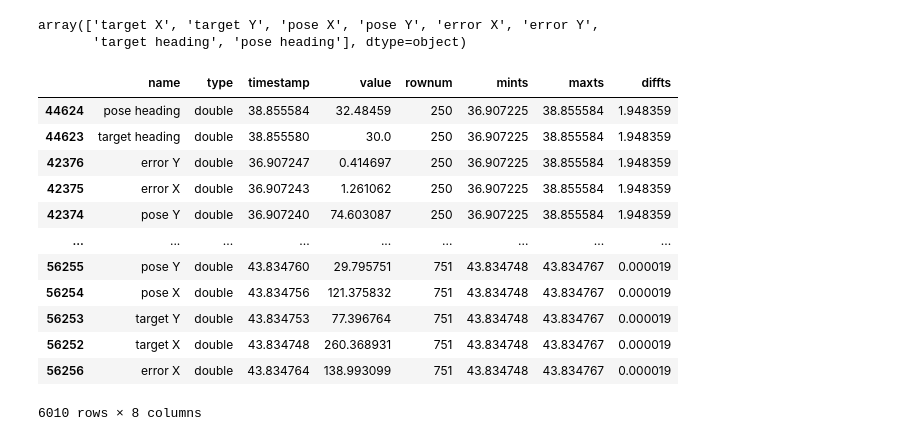
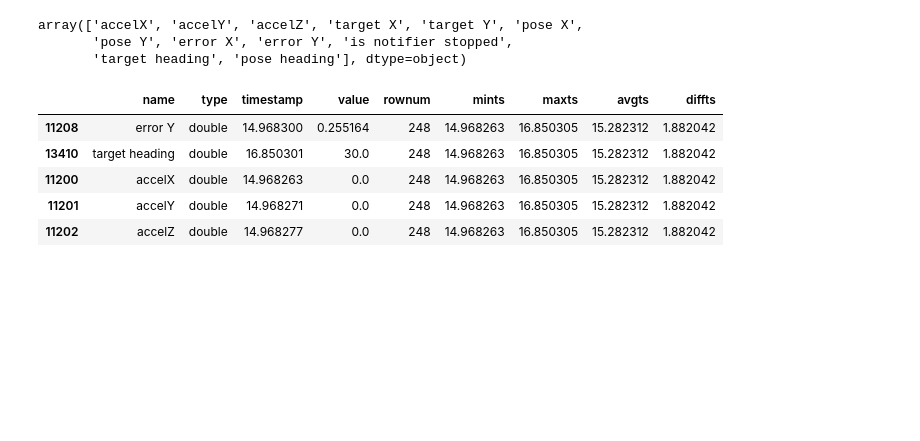
Before and after one commit to TheTriSonics/RobotLogToolkit, a Jupyter notebook: FRC Data Logging.ipynb, the cells around one changed output. Cells and saved outputs as stored; diff of their text form; code cells hidden in the pictures; blank space fills up the shorter version.

```diff
--- a/FRC Data Logging.ipynb
+++ b/FRC Data Logging.ipynb
@@ -3,50 +3,50 @@ import datalog  as dl
 import pandas as pd
 import numpy as np
 
+def read_wpilog(filename):
+    data = dl.wpilog_to_json(filename)
+    df = pd.DataFrame(data)
+    return df
 
-data = dl.wpilog_to_json('FRC_20220328_233226.wpilog')
-df = pd.DataFrame(data)
+# df = read_wpilog('newdump/FRC_20220330_210122.wpilog')
+df = read_wpilog('autons/FRC_20220331_001608.wpilog')
+# df = read_wpilog('newdump/FRC_20220330_213451.wpilog')
 # Remove the standard data fields, only keeping our custom data.
 df = df[df['name'].apply(lambda x: not x.startswith('NT:/') and x != 'NTConnection' and x != 'messages')]
 # Verify we've got only what we need
 df['name'].unique()
 # %% [output]
-array(['target X', 'target Y', 'pose X', 'pose Y', 'error X', 'error Y',
+array(['accelX', 'accelY', 'accelZ', 'target X', 'target Y', 'pose X',
+       'pose Y', 'error X', 'error Y', 'is notifier stopped',
        'target heading', 'pose heading'], dtype=object)
 # %%
 # Now we create a rownum column that will take every variable we're logging,
 # group them together and internally sort that group by the timestamp value and
 # create an increasing row number for each group.
 # This in effect ranks the first target X witha rownum=1, the first target Y with a rownum=1
 # and so on down the line of columns, then rownum=2 contains the second value for each variable.
 df['rownum'] = df.sort_values(by='timestamp').groupby('name').cumcount() + 1
 
 # Now for each rownum we create new columns that shows us the minimum, or
 # first timestamp value in that rownum as well as max/last and the difference
 # between them. If the time difference is too large (subjective) we might want to consider
 # dropping an incomplete row of data or adjusting our technique for lining them up.
 df['mints'] = df.groupby('rownum')['timestamp'].transform('min')
 df['maxts'] = df.groupby('rownum')['timestamp'].transform('max')
+df['avgts'] = df.groupby('rownum')['timestamp'].transform('mean')
 df['diffts'] = df['maxts'] - df['mints']
 
 # Look for the rows with the largest difference.
 # (This is how I figured out we should drop messages from the data)
 timecheck_df = df.sort_values(by='diffts', ascending=False)
-timecheck_df
+timecheck_df.head()
 # %% [output]
-|  | name | type | timestamp | value | rownum | mints | maxts | diffts |
-| 44624 | pose heading | double | 38.855584 | 32.48459 | 250 | 36.907225 | 38.855584 | 1.948359 |
-| 44623 | target heading | double | 38.855580 | 30.0 | 250 | 36.907225 | 38.855584 | 1.948359 |
-| 42376 | error Y | double | 36.907247 | 0.414697 | 250 | 36.907225 | 38.855584 | 1.948359 |
-| 42375 | error X | double | 36.907243 | 1.261062 | 250 | 36.907225 | 38.855584 | 1.948359 |
-| 42374 | pose Y | double | 36.907240 | 74.603087 | 250 | 36.907225 | 38.855584 | 1.948359 |
-| ... | ... | ... | ... | ... | ... | ... | ... | ... |
-| 56255 | pose Y | double | 43.834760 | 29.795751 | 751 | 43.834748 | 43.834767 | 0.000019 |
-| 56254 | pose X | double | 43.834756 | 121.375832 | 751 | 43.834748 | 43.834767 | 0.000019 |
-| 56253 | target Y | double | 43.834753 | 77.396764 | 751 | 43.834748 | 43.834767 | 0.000019 |
-| 56252 | target X | double | 43.834748 | 260.368931 | 751 | 43.834748 | 43.834767 | 0.000019 |
-| 56256 | error X | double | 43.834764 | 138.993099 | 751 | 43.834748 | 43.834767 | 0.000019 |
+|  | name | type | timestamp | value | rownum | mints | maxts | avgts | diffts |
+| 11208 | error Y | double | 14.968300 | 0.255164 | 248 | 14.968263 | 16.850305 | 15.282312 | 1.882042 |
+| 13410 | target heading | double | 16.850301 | 30.0 | 248 | 14.968263 | 16.850305 | 15.282312 | 1.882042 |
+| 11200 | accelX | double | 14.968263 | 0.0 | 248 | 14.968263 | 16.850305 | 15.282312 | 1.882042 |
+| 11201 | accelY | double | 14.968271 | 0.0 | 248 | 14.968263 | 16.850305 | 15.282312 | 1.882042 |
+| 11202 | accelZ | double | 14.968277 | 0.0 | 248 | 14.968263 | 16.850305 | 15.282312 | 1.882042 |
-6010 rows × 8 columns
 # %%
 # Currently the df dataframe has a single 'name' column and a single 'value' column
 # that is a mix of everything we're measuring. Here we take each value for 'name'
```
Also changed, not shown: parts of 6 cells of this notebook.
